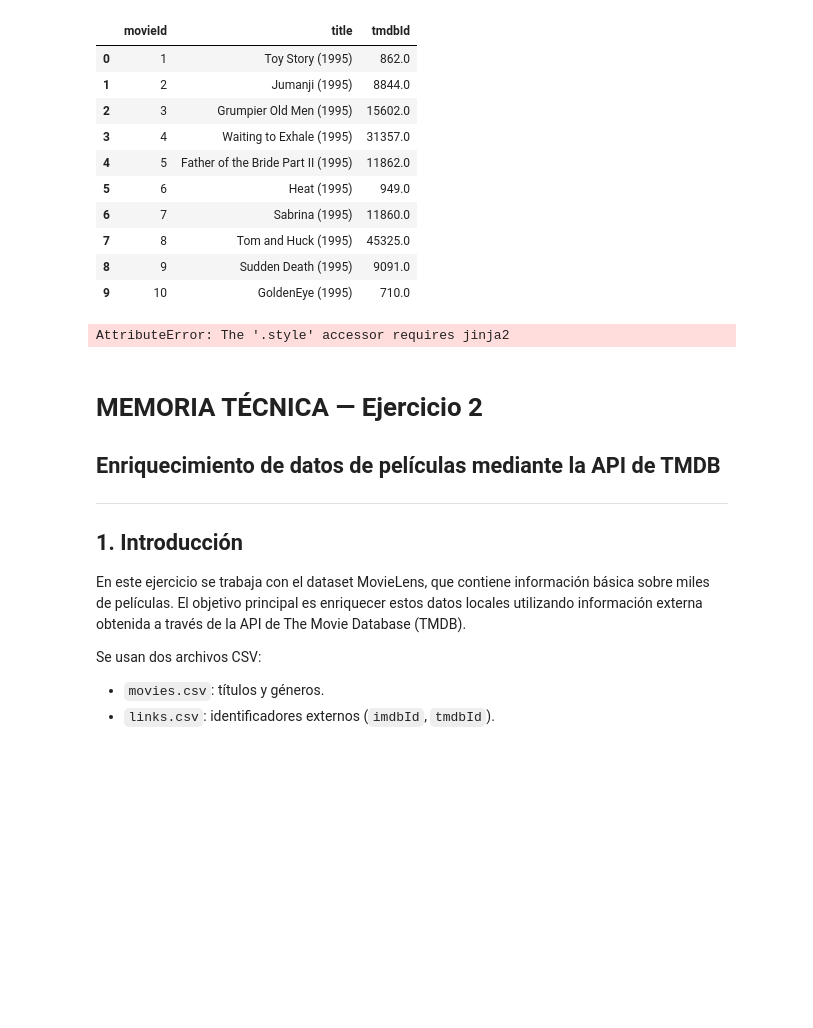
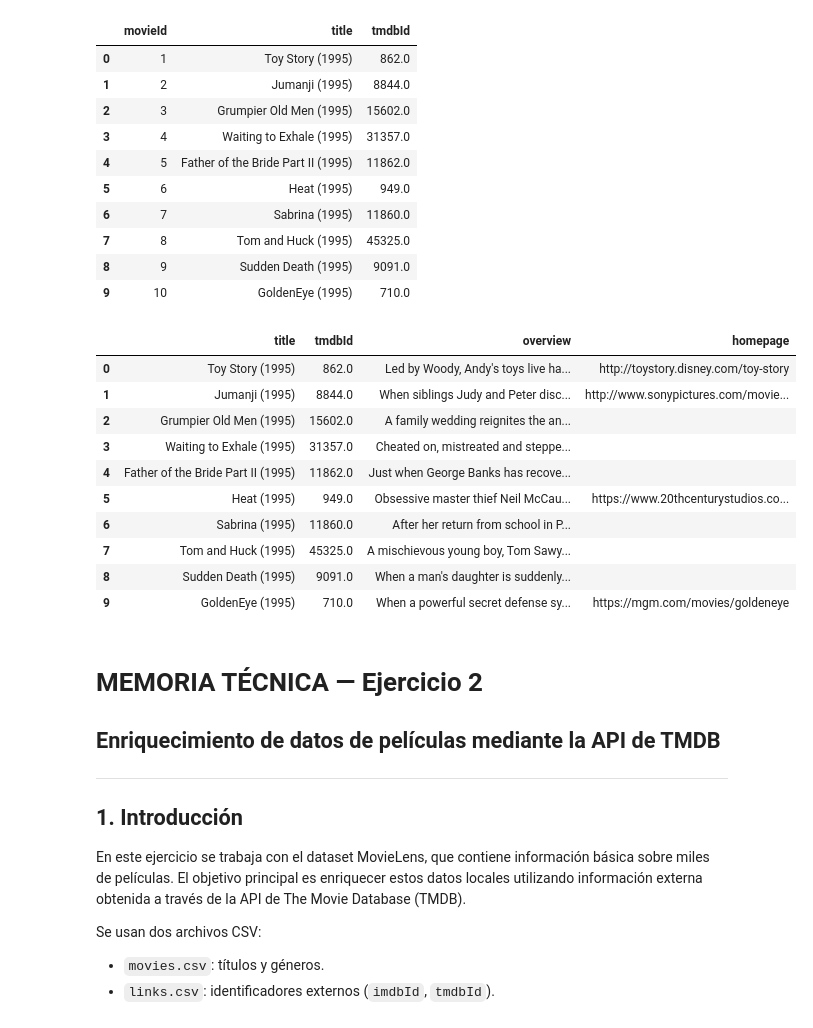
Before and after one commit to Mariamd30/tb_team_challenge_01_equipo05, a Jupyter notebook: Team_Challenges/TC_01_Sprint_03_04/Team_Challenge_sprint03_04.ipynb, the cells around one changed output. Drawn from its saved outputs; the diff is of its cells as text; code cells hidden in the pictures; blank space fills up the shorter version.

```diff
--- a/Team_Challenges/TC_01_Sprint_03_04/Team_Challenge_sprint03_04.ipynb
+++ b/Team_Challenges/TC_01_Sprint_03_04/Team_Challenge_sprint03_04.ipynb
@@ -535,9 +535,19 @@ movies10["overview"], movies10["homepage"] = zip(
 # %%
 ## PASO 9 RESULTADO FINAL
 
-display(movies10[["title", "tmdbId", "overview", "homepage"]].style.hide(axis="index"))
+display(movies10[["title", "tmdbId", "overview", "homepage"]].reset_index(drop=True))
 # %% [output]
-AttributeError: The '.style' accessor requires jinja2
+|  | title | tmdbId | overview | homepage |
+| 0 | Toy Story (1995) | 862.0 | Led by Woody, Andy's toys live ha... | http://toystory.disney.com/toy-story |
+| 1 | Jumanji (1995) | 8844.0 | When siblings Judy and Peter disc... | http://www.sonypictures.com/movie... |
+| 2 | Grumpier Old Men (1995) | 15602.0 | A family wedding reignites the an... |  |
+| 3 | Waiting to Exhale (1995) | 31357.0 | Cheated on, mistreated and steppe... |  |
+| 4 | Father of the Bride Part II (1995) | 11862.0 | Just when George Banks has recove... |  |
+| 5 | Heat (1995) | 949.0 | Obsessive master thief Neil McCau... | https://www.20thcenturystudios.co... |
+| 6 | Sabrina (1995) | 11860.0 | After her return from school in P... |  |
+| 7 | Tom and Huck (1995) | 45325.0 | A mischievous young boy, Tom Sawy... |  |
+| 8 | Sudden Death (1995) | 9091.0 | When a man's daughter is suddenly... |  |
+| 9 | GoldenEye (1995) | 710.0 | When a powerful secret defense sy... | https://mgm.com/movies/goldeneye |
 # %% [markdown]
 # MEMORIA TÉCNICA — Ejercicio 2
 ## Enriquecimiento de datos de películas mediante la API de TMDB
```
Also changed, not shown: parts of 1 cell of this notebook.
